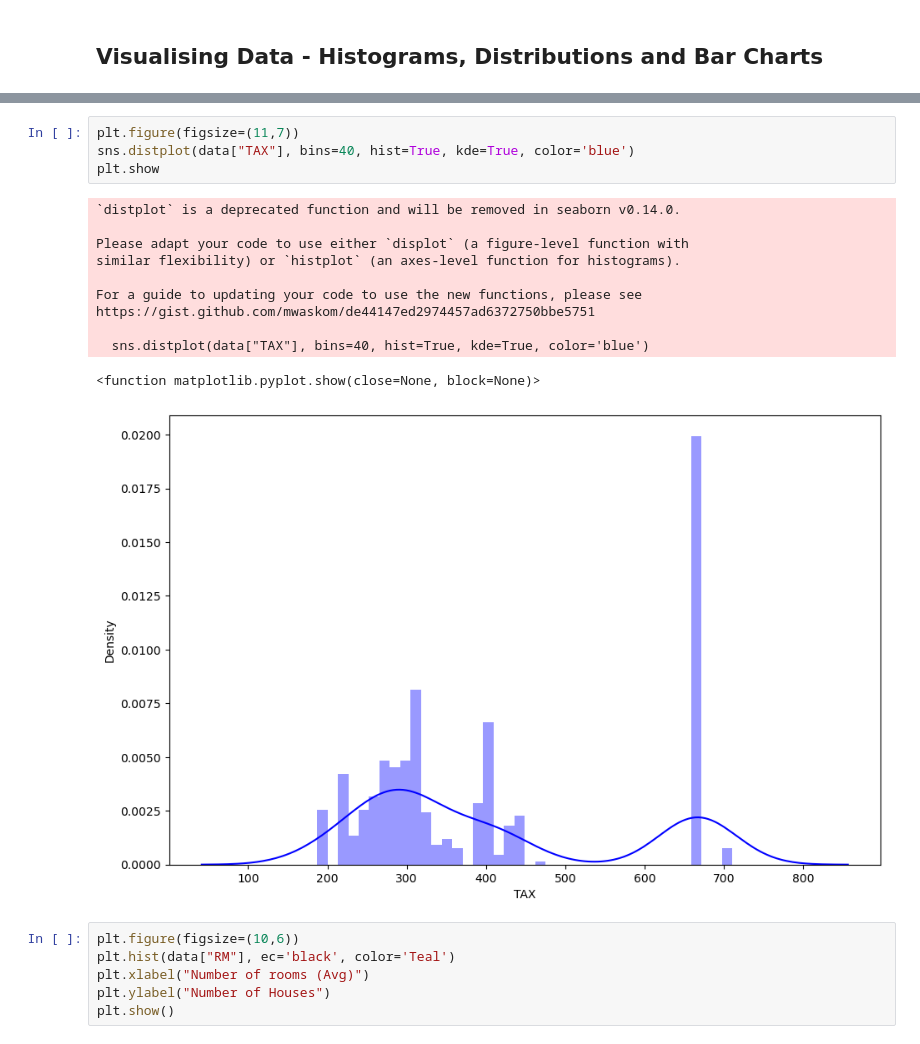
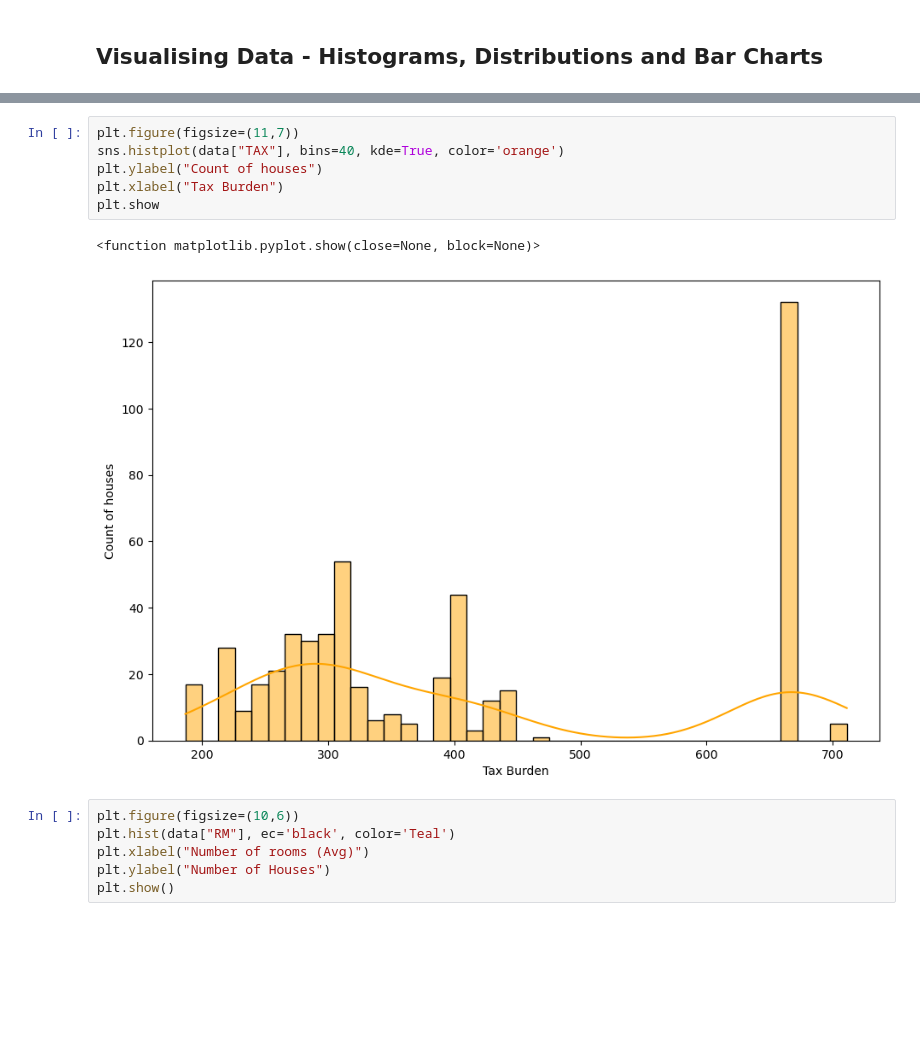
Before and after one commit to Zandersoph/Data-Science, a Jupyter notebook: 04 Multivariate Regression.ipynb, the cells around one changed output, grey strips where cells are left out. Cells and saved outputs as stored; diff of their text form; blank space fills up the shorter version.

```diff
--- a/04 Multivariate Regression.ipynb
+++ b/04 Multivariate Regression.ipynb
@@ -215,19 +209,12 @@ https://gist.github.com/mwaskom/de44147ed2974457ad6372750bbe5751
 # %%
 plt.figure(figsize=(11,7))
-sns.distplot(data["TAX"], bins=40, hist=True, kde=True, color='blue')
+sns.histplot(data["TAX"], bins=40, kde=True, color='orange')
+plt.ylabel("Count of houses")
+plt.xlabel("Tax Burden")
 plt.show
 # %% [output]
-`distplot` is a deprecated function and will be removed in seaborn v0.14.0.
-
-Please adapt your code to use either `displot` (a figure-level function with
-similar flexibility) or `histplot` (an axes-level function for histograms).
-
-For a guide to updating your code to use the new functions, please see
-https://gist.github.com/mwaskom/de44147ed2974457ad6372750bbe5751
-
-  sns.distplot(data["TAX"], bins=40, hist=True, kde=True, color='blue')
+<function matplotlib.pyplot.show(close=None, block=None)>
-<function matplotlib.pyplot.show(close=None, block=None)>
-[figure, old version]
+[figure, new version]
 # %%
 plt.figure(figsize=(10,6))
 plt.hist(data["RM"], ec='black', color='Teal')
```
Also changed, not shown: parts of 11 cells of this notebook.
